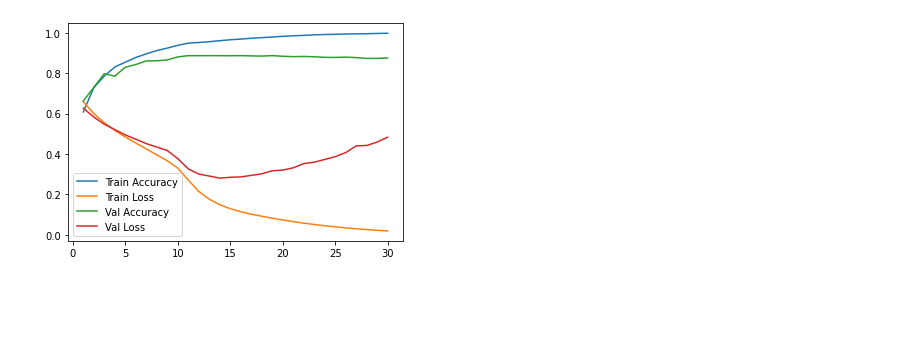
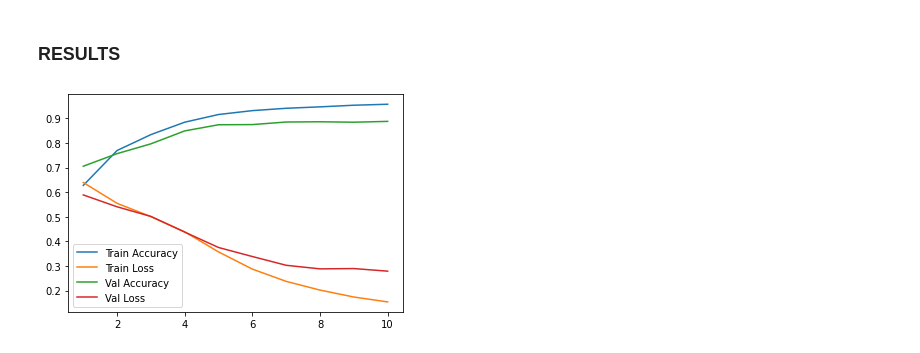
Before and after one commit to geo-tp/Keras-Colaboratory-Models, a Jupyter notebook: overfitting_solution.ipynb, the cells around one changed output. Drawn from its saved outputs; the diff is of its cells as text; code cells hidden in the pictures; blank space fills up the shorter version.

Commit message:
update overfitting

```diff
--- a/overfitting_solution.ipynb
+++ b/overfitting_solution.ipynb
@@ -20,7 +21,7 @@ from keras import regularizers
 
 def vectorize_sequences(sequences, dimension=10000):
   """
-  One hot conversion : int to vector
+  One hot conversion : int to binary matrix
   """
   results = np.zeros((len(sequences), dimension))
   for i, sequence in enumerate(sequences):
@@ -124,0 +158,15 @@ Epoch 22/30
+# %%
+# MODEL DEFINITION - SOLUTION 4 : Add batch normalization to prevent overfitting.
+
+units = 16
+
+model = models.Sequential()
+model.add(layers.Dense(units, activation='relu', input_shape=(10000,)))
+model.add(layers.BatchNormalization())
+model.add(layers.Dense(units, activation='relu'))
+model.add(layers.BatchNormalization())
+model.add(layers.Dense(1, activation='sigmoid'))
+
+model.compile(optimizer='rmsprop', loss='binary_crossentropy', metrics=['accuracy'])
+
+history = model.fit(partial_x_train, partial_y_train, epochs=10, batch_size=64, validation_data=(x_val, y_val))
@@ -125,21 +194,23 @@ Epoch 22/30
+# %% [markdown]
+### RESULTS
 # %%
 # LOG TRAINING RESULTS
 
 history_dict = history.history
 loss = history_dict['loss']
 acc = history_dict['accuracy']
 val_loss = history_dict["val_loss"]
 val_acc = history_dict["val_accuracy"]
-epochs = range(1, 31)
+epochs = range(1, 11)
 
 plt.plot(epochs, acc, label="Train Accuracy")
 plt.plot(epochs, loss, label="Train Loss")
 plt.plot(epochs, val_acc, label="Val Accuracy")
 plt.plot(epochs, val_loss, label="Val Loss")
 plt.legend()
 plt.show()
 # %% [output]
-[figure, old version]
+[figure, new version]
 # %%
 # EVALUATION
 
```
Also changed, not shown: parts of 11 cells of this notebook.
